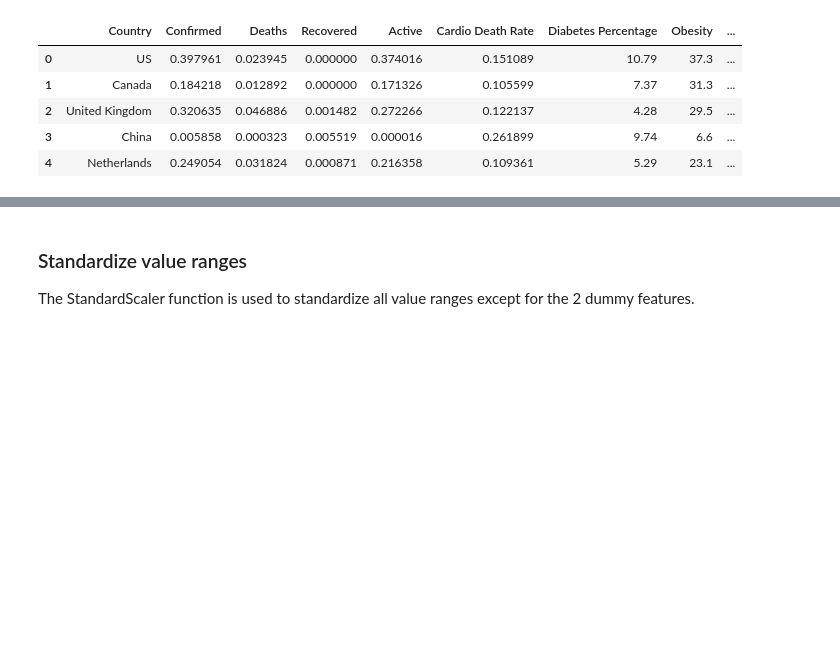
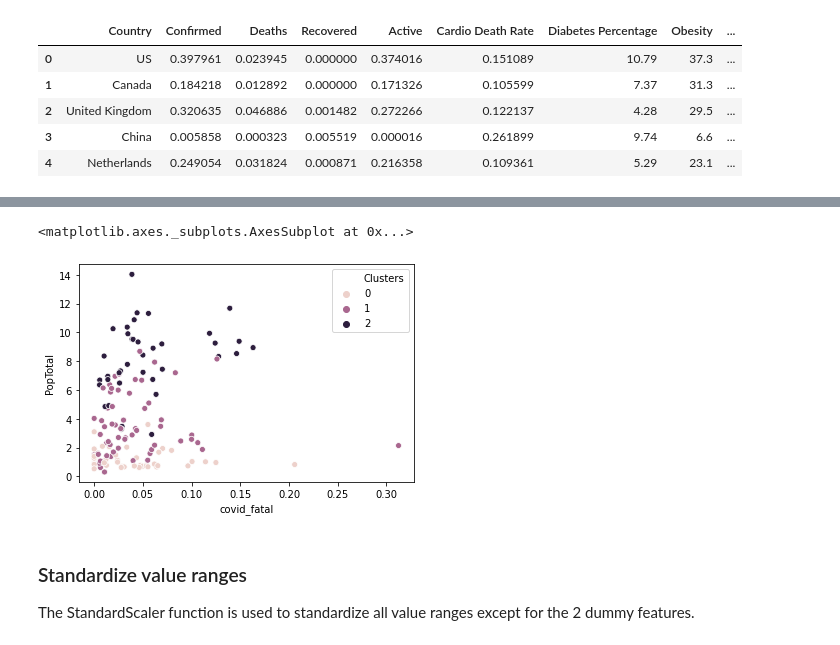
Before and after one commit to Lisalottel/Springboard, a Jupyter notebook: Capstone_02/notebooks/COVID-19_03-Preprocessing_Training.ipynb, the cells around one changed output, grey strips where cells are left out. Drawn from its saved outputs; the diff is of its cells as text; code cells hidden in the pictures; blank space fills up the shorter version.

```diff
--- a/Capstone_02/notebooks/COVID-19_03-Preprocessing_Training.ipynb
+++ b/Capstone_02/notebooks/COVID-19_03-Preprocessing_Training.ipynb
@@ -47,3 +92,8 @@ df_all.head()
+# %%
+sns.scatterplot(df_all['covid_fatal'],df_all['PopTotal'],df['Clusters'])
+# %% [output]
+<matplotlib.axes._subplots.AxesSubplot at 0x...>
+[figure, added]
 # %% [markdown]
 ### Standardize value ranges
 The StandardScaler function is used to standardize all value ranges except for the 2 dummy features.
```
Also changed, not shown: parts of 13 cells of this notebook.
